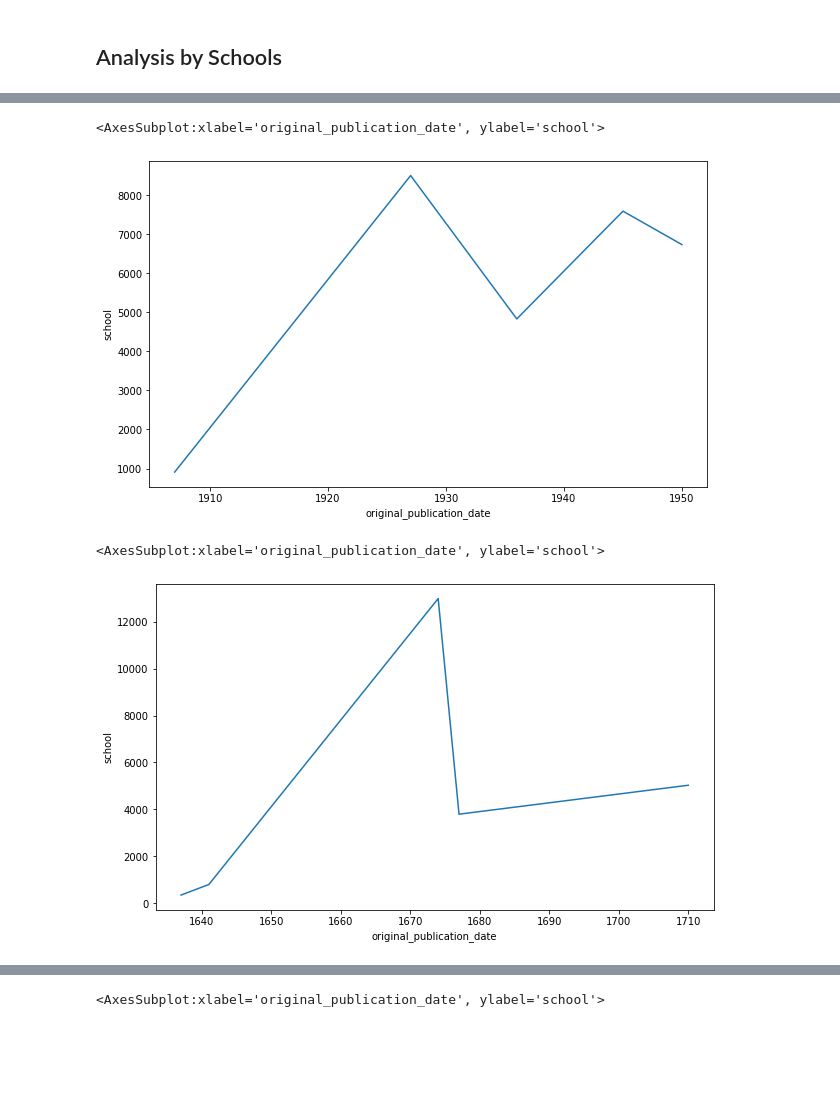
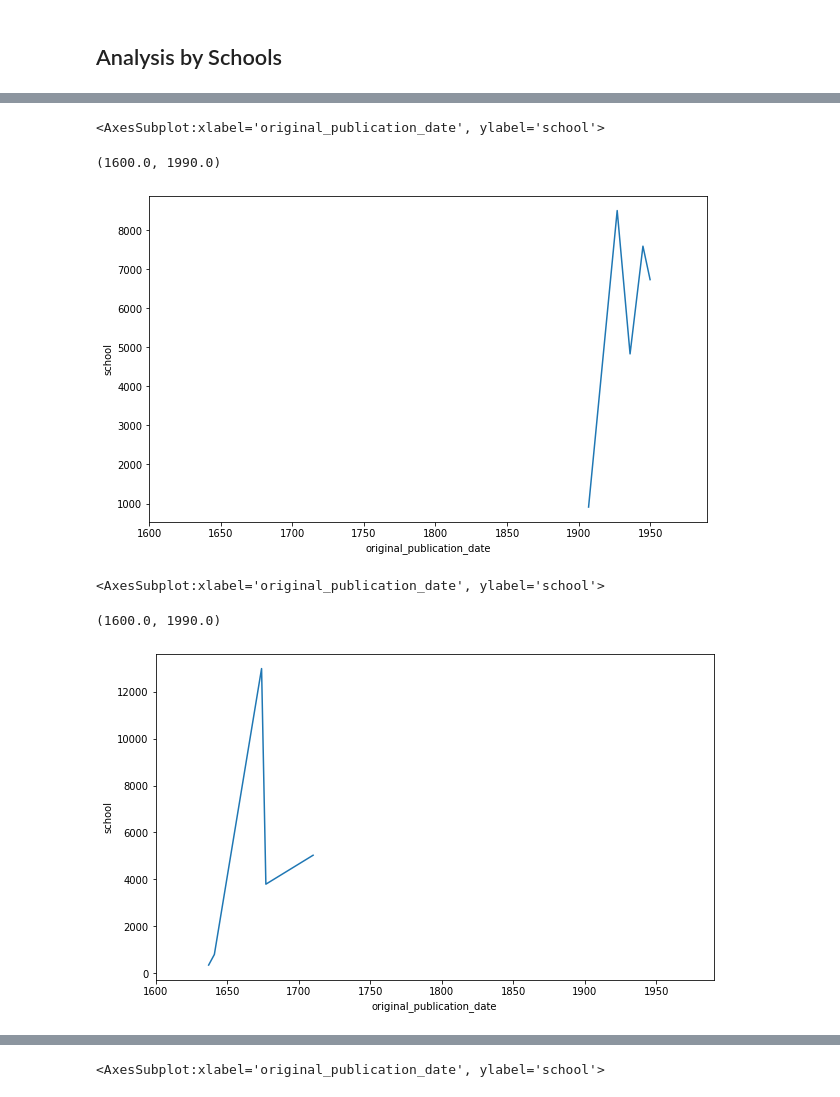
Before and after one commit to woonsupkim/NLP_Philosophy_DataStory, a Jupyter notebook: Project1.ipynb, the cells around one changed output, grey strips where cells are left out. Drawn from its saved outputs; the diff is of its cells as text; code cells hidden in the pictures; blank space fills up the shorter version.

```diff
--- a/Project1.ipynb
+++ b/Project1.ipynb
@@ -402,18 +408,22 @@ df_phenomenology2 = df_phenomenology.groupby(['author','original_publication_dat
 fig,ax = plt.subplots()
 fig.set_size_inches(10,6)
 sns.lineplot(x='original_publication_date', y= 'school', data = df_phenomenology2)
+ax.set_xlim(1600, 1990)
 # %% [output]
 <AxesSubplot:xlabel='original_publication_date', ylabel='school'>
+(1600.0, 1990.0)
-[figure, old version]
+[figure, new version]
 # %%
 df_rationalism2 = df_rationalism.groupby(['author','original_publication_date'])['school'].count().reset_index()
 
 fig,ax = plt.subplots()
 fig.set_size_inches(10,6)
 sns.lineplot(x='original_publication_date', y= 'school', data = df_rationalism2)
+ax.set_xlim(1600, 1990)
 # %% [output]
 <AxesSubplot:xlabel='original_publication_date', ylabel='school'>
+(1600.0, 1990.0)
-[figure, old version]
+[figure, new version]
 # %%
 df_empiricism2 = df_empiricism.groupby(['author','original_publication_date'])['school'].count().reset_index()
 
```
Also changed, not shown: parts of 8 cells of this notebook.
